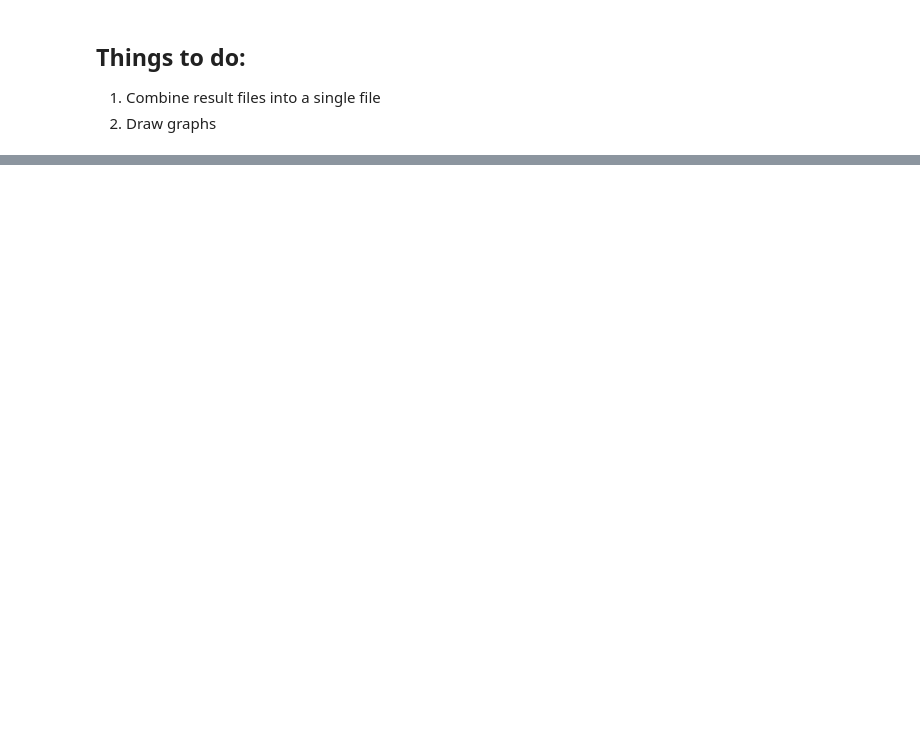
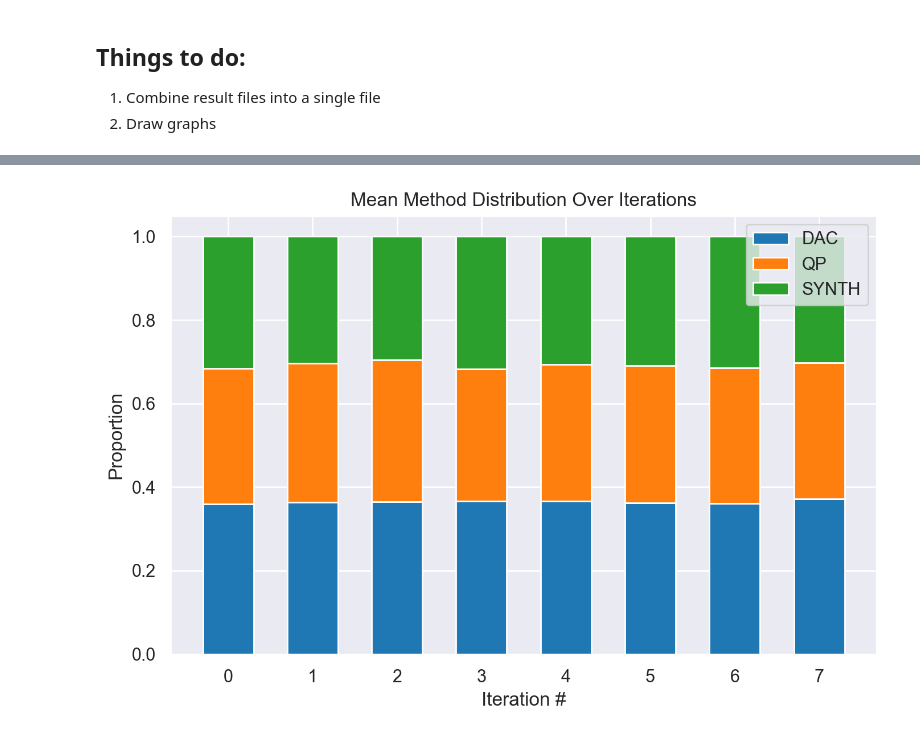
Before and after one commit to VarunKausika/Quentropy, a Jupyter notebook: notebooks/eval.ipynb, the cells around one changed output, grey strips where cells are left out. Saved outputs shown, nothing was run; the diff lists cells and outputs as text; code cells hidden in the pictures; blank space fills up the shorter version.

```diff
--- a/notebooks/eval.ipynb
+++ b/notebooks/eval.ipynb
@@ -76,0 +194,20 @@ plt.show()
+# %%
+fig, ax = plt.subplots(figsize=(8, 5), dpi=200)
+
+width = 0.6  # Bar width
+x = np.arange(num_iterations)
+
+ax.bar(x, mean_distributions['DAC'], width, label='DAC', color='#1f77b4')
+ax.bar(x, mean_distributions['QP'], width, bottom=mean_distributions['DAC'], label='QP', color='#ff7f0e')
+ax.bar(x, mean_distributions['SYNTH'], width,
+       bottom=np.array(mean_distributions['DAC']) + np.array(mean_distributions['QP']),
+       label='SYNTH', color='#2ca02c')
+
+ax.set_xlabel("Iteration #")
+ax.set_ylabel("Proportion")
+ax.set_title("Mean Method Distribution Over Iterations")
+ax.legend()
+
+plt.show()
+# %% [output]
+[figure, added]
```
Also changed, not shown: parts of 11 cells of this notebook, 5 other files.
